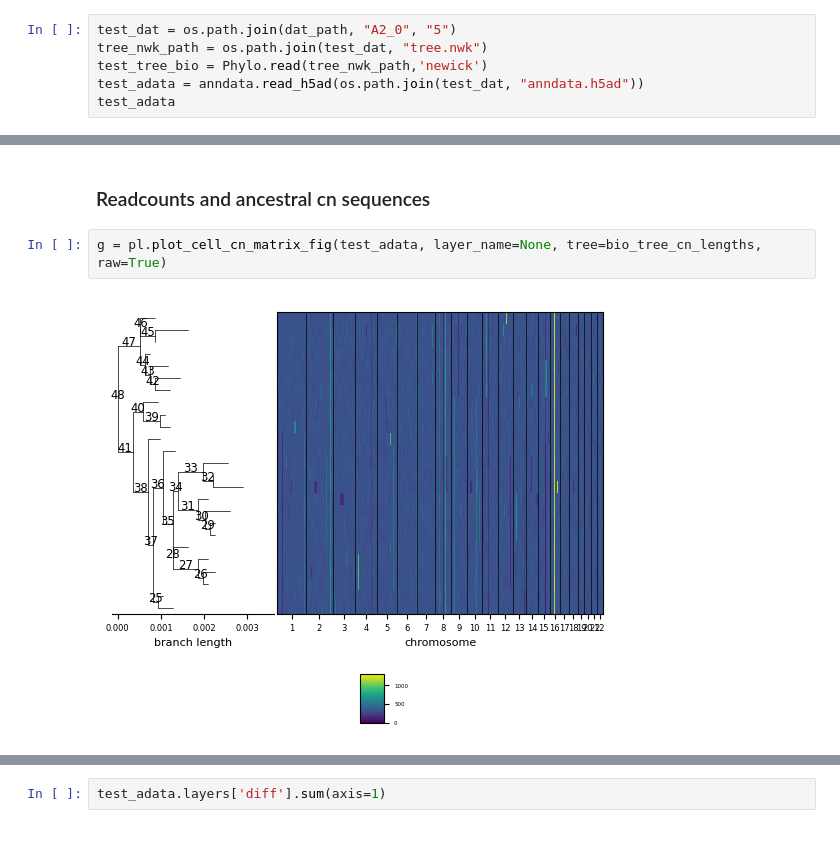
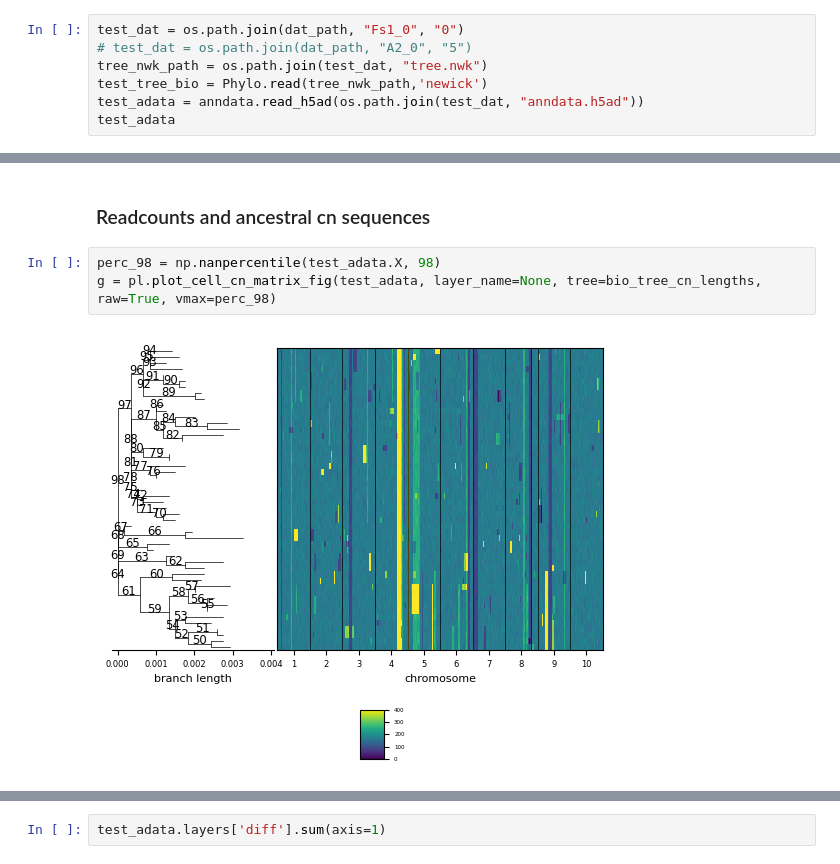
Before and after one commit to wxx20020407/cellmates_speedup, a Jupyter notebook: reproducibility/workflows/cnasim_makedata/workflow/notebooks/visualize_data.py.ipynb, the cells around one changed output, grey strips where cells are left out. Drawn from its saved outputs; the diff is of its cells as text.

```diff
--- a/reproducibility/workflows/cnasim_makedata/workflow/notebooks/visualize_data.py.ipynb
+++ b/reproducibility/workflows/cnasim_makedata/workflow/notebooks/visualize_data.py.ipynb
@@ -43,7 +47,8 @@ dat_path = "/home/vittorio.zampinetti/Cellmates/reproducibility/workflows/cnasim
 | A6      | 250             |
 | A7      | 500             |
 # %%
-test_dat = os.path.join(dat_path, "A2_0", "5")
+test_dat = os.path.join(dat_path, "Fs1_0", "0")
+# test_dat = os.path.join(dat_path, "A2_0", "5")
 tree_nwk_path = os.path.join(test_dat, "tree.nwk")
 test_tree_bio = Phylo.read(tree_nwk_path,'newick')
 test_adata = anndata.read_h5ad(os.path.join(test_dat, "anndata.h5ad"))
@@ -70,6 +75,7 @@ g = pl.plot_cell_cn_matrix_fig(test_adata, layer_name='state', tree=bio_tree_cn_
 # %% [markdown]
 ### Readcounts and ancestral cn sequences
 # %%
-g = pl.plot_cell_cn_matrix_fig(test_adata, layer_name=None, tree=bio_tree_cn_lengths, raw=True)
+perc_98 = np.nanpercentile(test_adata.X, 98)
+g = pl.plot_cell_cn_matrix_fig(test_adata, layer_name=None, tree=bio_tree_cn_lengths, raw=True, vmax=perc_98)
 # %% [output]
-[figure, old version]
+[figure, new version]
```
Also changed, not shown: parts of 8 cells of this notebook, 7 other files.
